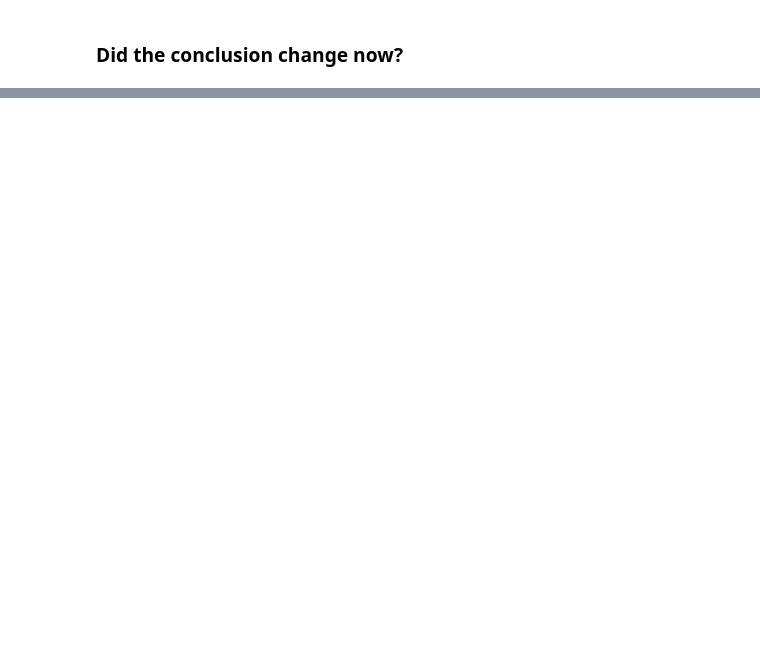
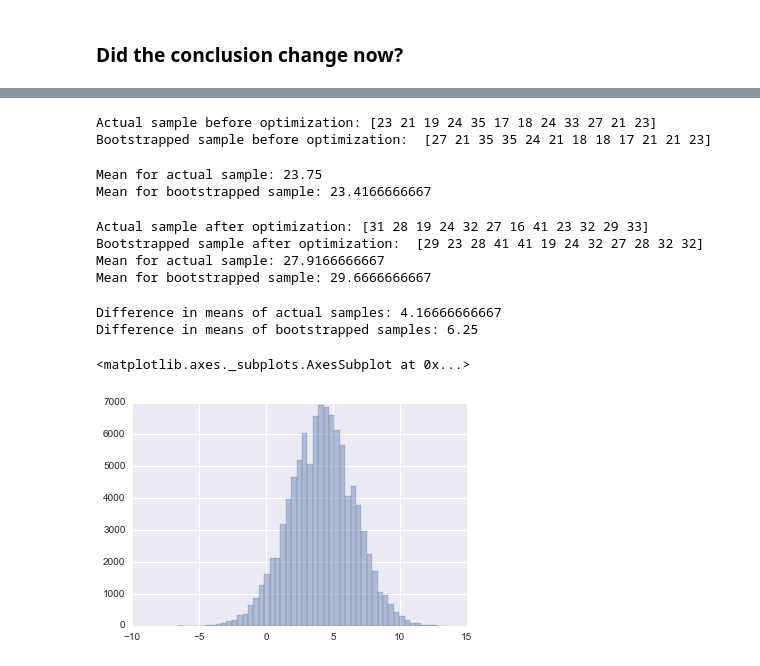
Before and after one commit to rouseguy/intro2stats, a Jupyter notebook: notebooks/3. Warm-up 2.ipynb, the cells around one changed output, grey strips where cells are left out. Cells and saved outputs as stored; diff of their text form; code cells hidden in the pictures; blank space fills up the shorter version.

```diff
--- a/notebooks/3. Warm-up 2.ipynb
+++ b/notebooks/3. Warm-up 2.ipynb
@@ -234,0 +277,52 @@ Number of times diff in mean greater than observed: 40639
+# %%
+#Load the data
+before_opt = np.array([23, 21, 19, 24, 35, 17, 18, 24, 33, 27, 21, 23])
+after_opt = np.array([31, 28, 19, 24, 32, 27, 16, 41, 23, 32, 29, 33])
+# %%
+#generate a uniform random sample
+random_before_opt = np.random.choice(before_opt, size=before_opt.size, replace=True)
+# %%
+print "Actual sample before optimization:", before_opt
+print "Bootstrapped sample before optimization: ", random_before_opt
+# %% [output]
+Actual sample before optimization: [23 21 19 24 35 17 18 24 33 27 21 23]
+Bootstrapped sample before optimization:  [27 21 35 35 24 21 18 18 17 21 21 23]
+# %%
+print "Mean for actual sample:", np.mean(before_opt)
+print "Mean for bootstrapped sample:", np.mean(random_before_opt)
+# %% [output]
+Mean for actual sample: 23.75
+Mean for bootstrapped sample: 23.4166666667
+# %%
+random_after_opt = np.random.choice(after_opt, size=after_opt.size, replace=True)
+print "Actual sample after optimization:", after_opt
+print "Bootstrapped sample after optimization: ", random_after_opt
+print "Mean for actual sample:", np.mean(after_opt)
+print "Mean for bootstrapped sample:", np.mean(random_after_opt)
+# %% [output]
+Actual sample after optimization: [31 28 19 24 32 27 16 41 23 32 29 33]
+Bootstrapped sample after optimization:  [29 23 28 41 41 19 24 32 27 28 32 32]
+Mean for actual sample: 27.9166666667
+Mean for bootstrapped sample: 29.6666666667
+# %%
+print "Difference in means of actual samples:", np.mean(after_opt) - np.mean(before_opt)
+print "Difference in means of bootstrapped samples:", np.mean(random_after_opt) - np.mean(random_before_opt)
+# %% [output]
+Difference in means of actual samples: 4.16666666667
+Difference in means of bootstrapped samples: 6.25
+# %%
+#Like always, we will repeat this experiment 100,000 times.
+
+def bootstrap_experiment(number_of_times):
+    mean_difference = np.empty([number_of_times,1])
+    for times in np.arange(number_of_times):
+        random_before_opt = np.random.choice(before_opt, size=before_opt.size, replace=True)
+        random_after_opt = np.random.choice(after_opt, size=after_opt.size, replace=True)
+        mean_difference[times] = np.mean(random_after_opt) - np.mean(random_before_opt)
+    return mean_difference
+# %%
+mean_difference = bootstrap_experiment(100000)
+sns.distplot(mean_difference, kde=False)
+# %% [output]
+<matplotlib.axes._subplots.AxesSubplot at 0x...>
+[figure, added]
```
Also changed, not shown: parts of 19 cells of this notebook.
